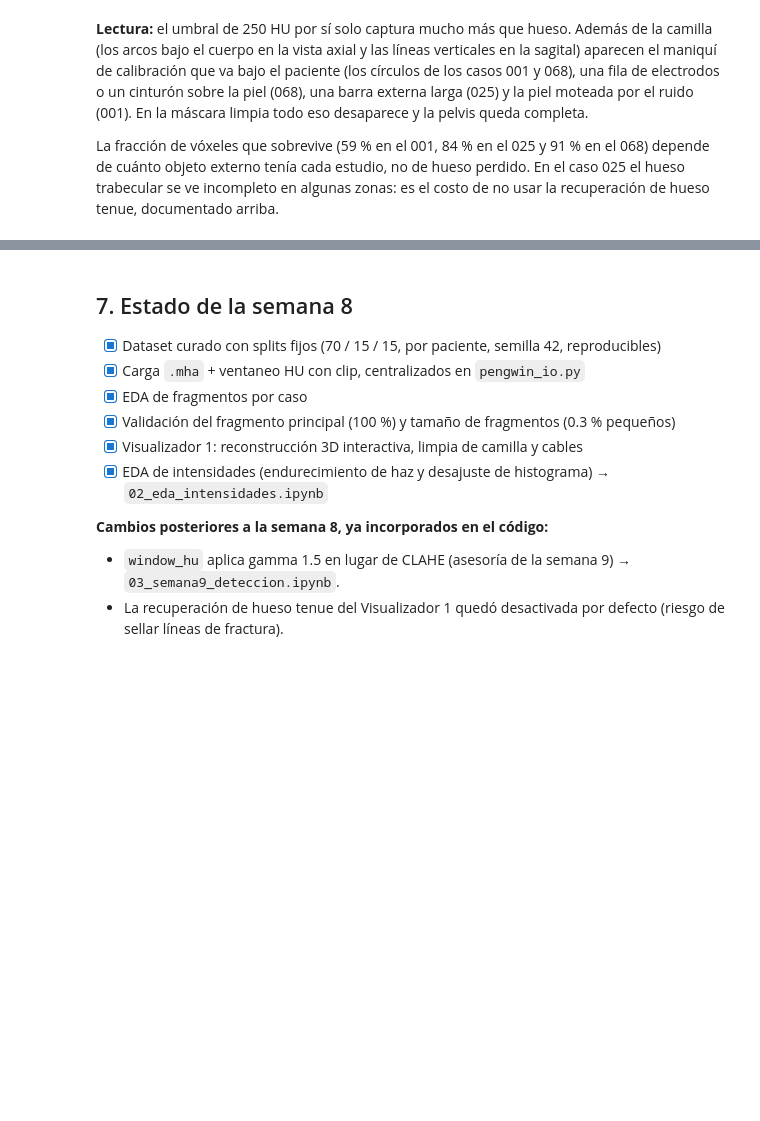
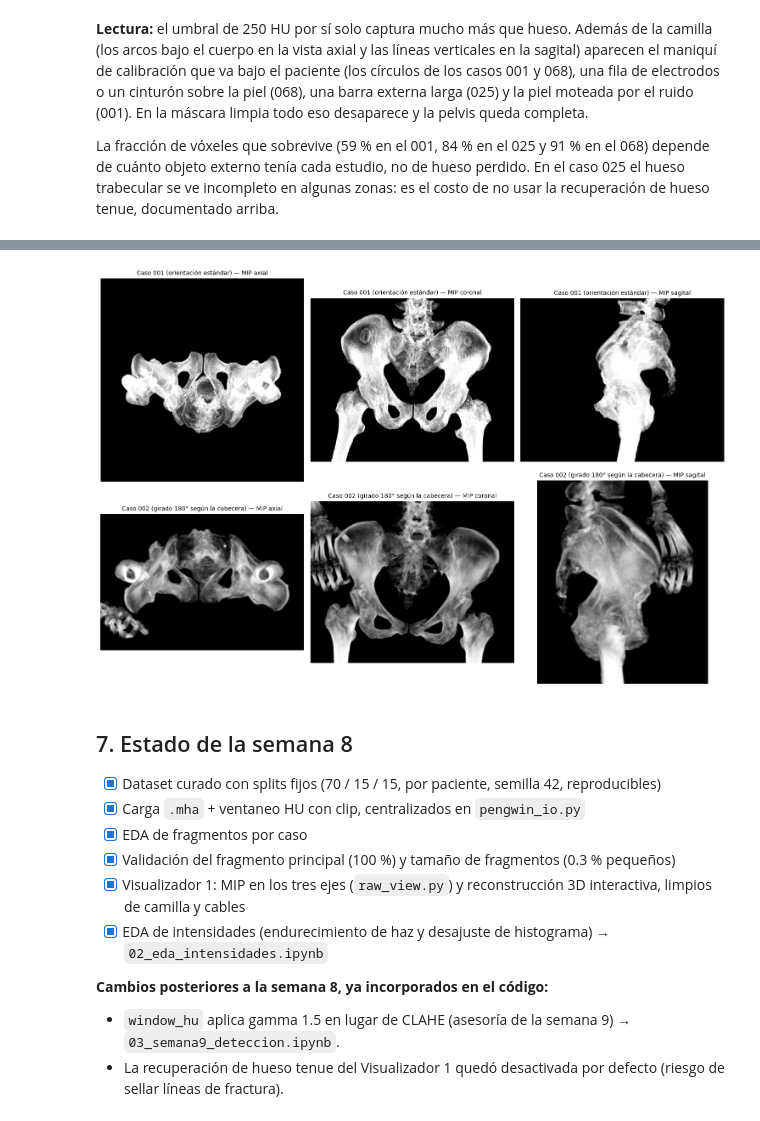
Before and after one commit to pengwin-analitica-2026/proyecto2-analitica-datos, a Jupyter notebook: notebooks/01_semana8_dataset_y_eda.ipynb, the cells around one changed output, grey strips where cells are left out. Saved outputs shown, nothing was run; the diff lists cells and outputs as text; code cells hidden in the pictures; blank space fills up the shorter version.

Commit message:
docs(semana8): MIP del Visualizador 1, objetivo y conclusiones en notebooks 01-03

```diff
--- a/notebooks/01_semana8_dataset_y_eda.ipynb
+++ b/notebooks/01_semana8_dataset_y_eda.ipynb
@@ -356,10 +378,42 @@ La fracción de vóxeles que sobrevive (59 % en el 001, 84 % en el 025 y 91 % en
+# %%
+import os, sys
+from pathlib import Path
+import matplotlib.pyplot as plt
+
+RAIZ = next(p for p in [Path.cwd(), *Path.cwd().parents] if (p / "src" / "raw_view.py").exists())
+os.chdir(RAIZ)
+sys.path.insert(0, str(RAIZ / "src"))
+from pengwin_io import load_case
+from raw_view import bone_mask_for, compute_mips
+from orientacion import is_rotated
+
+ids = [f"{i:03d}" for i in range(1, 101)]
+normal = next(c for c in ids if not is_rotated(c))
+girado = next(c for c in ids if is_rotated(c))
+
+fig, axes = plt.subplots(2, 3, figsize=(15, 10))
+for fila, cid in enumerate([normal, girado]):
+    caso = load_case(cid, load_label=False)
+    mascara = bone_mask_for(caso.image, caso.spacing_xyz)
+    mips = compute_mips(caso.image, mascara, caso.spacing_xyz)
+    etiqueta = "girado 180° según la cabecera" if fila else "orientación estándar"
+    for ax, vista in zip(axes[fila], ["axial", "coronal", "sagital"]):
+        ax.imshow(mips[vista], cmap="gray")
+        ax.set_title(f"Caso {cid} ({etiqueta}) — MIP {vista}", fontsize=10)
+        ax.axis("off")
+fig.tight_layout()
+Path("outputs/figures").mkdir(parents=True, exist_ok=True)
+fig.savefig("outputs/figures/mip_visualizador1.png", dpi=150, bbox_inches="tight")
+plt.show()
+# %% [output]
+[figure, added]
 # %% [markdown]
 ## 7. Estado de la semana 8
 - [x] Dataset curado con splits fijos (70 / 15 / 15, por paciente, semilla 42, reproducibles)
 - [x] Carga `.mha` + ventaneo HU con clip, centralizados en `pengwin_io.py`
 - [x] EDA de fragmentos por caso
 - [x] Validación del fragmento principal (100 %) y tamaño de fragmentos (0.3 % pequeños)
-- [x] Visualizador 1: reconstrucción 3D interactiva, limpia de camilla y cables
+- [x] Visualizador 1: MIP en los tres ejes (`raw_view.py`) y reconstrucción 3D interactiva, limpios de camilla y cables
 - [x] EDA de intensidades (endurecimiento de haz y desajuste de histograma) → `02_eda_intensidades.ipynb`
 
 **Cambios posteriores a la semana 8, ya incorporados en el código:**
```
Also changed, not shown: parts of 6 cells of this notebook, 4 other files.
